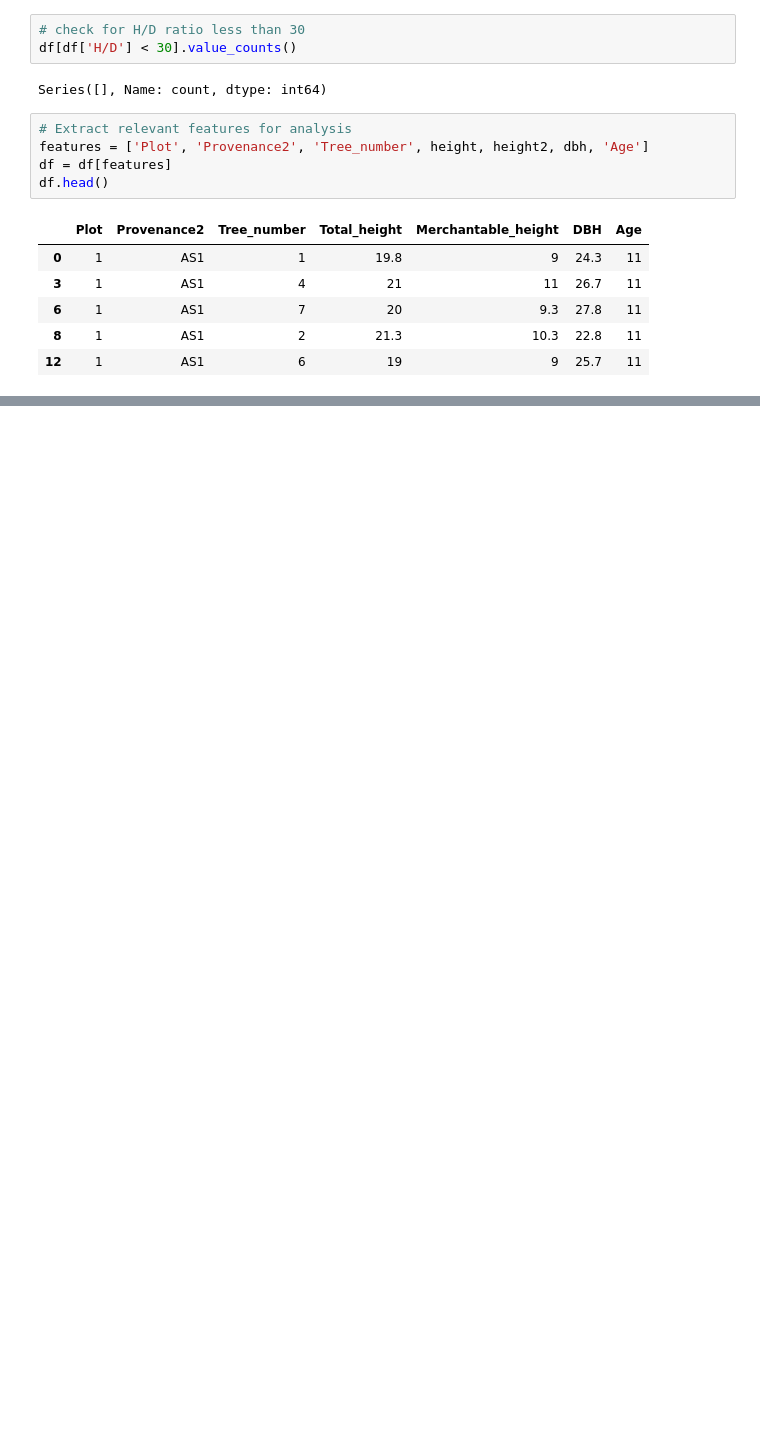
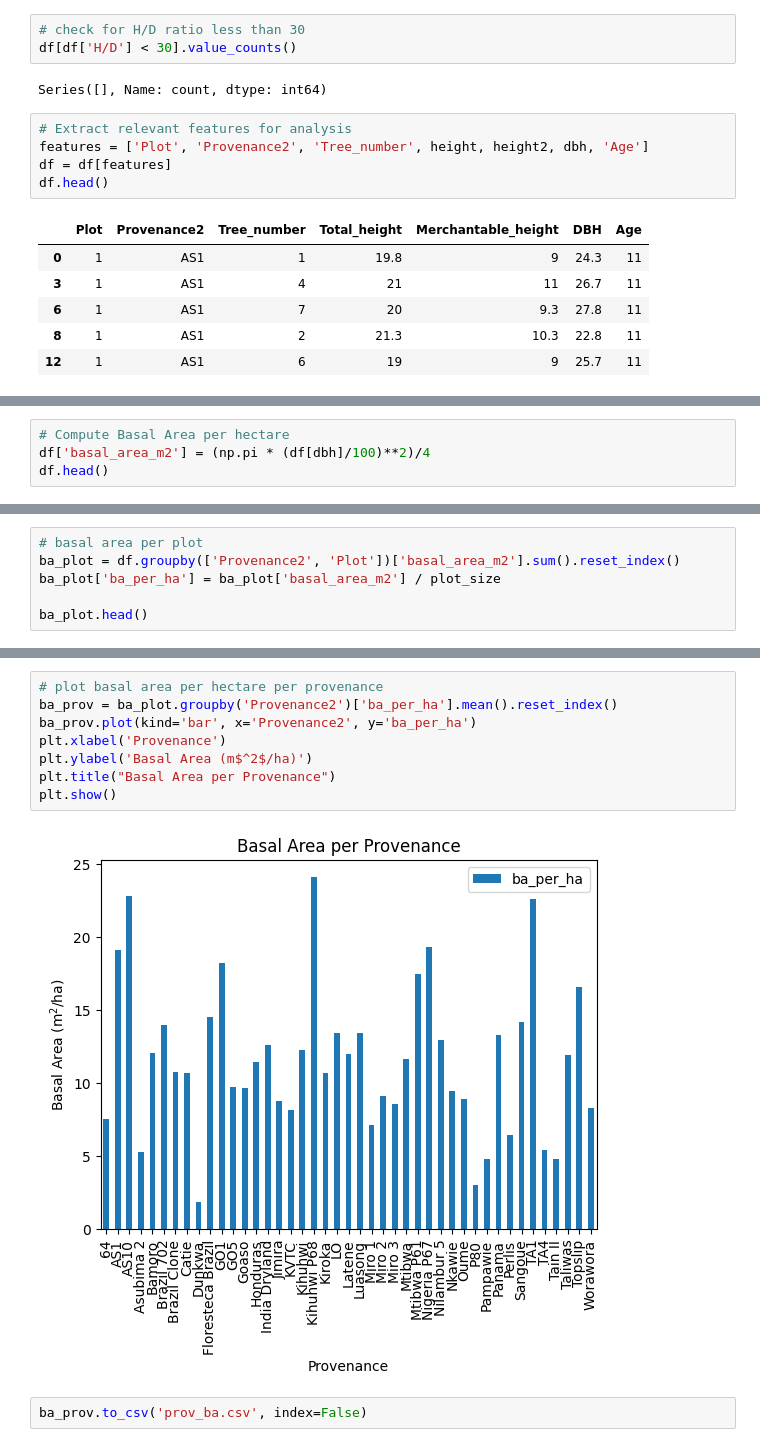
Before and after one commit to ds-gowusu/forest_ml, a Jupyter notebook: Provenance_analysis_2026.ipynb, the cells around one changed output, grey strips where cells are left out. Saved outputs shown, nothing was run; the diff lists cells and outputs as text; blank space fills up the shorter version.

```diff
--- a/Provenance_analysis_2026.ipynb
+++ b/Provenance_analysis_2026.ipynb
@@ -196,0 +193,4 @@ Name: stems_per_plot, dtype: object
+# %%
+# Compute Basal Area per hectare
+df['basal_area_m2'] = (np.pi * (df[dbh]/100)**2)/4
+df.head()
@@ -196,0 +204,6 @@ Name: stems_per_plot, dtype: object
+# %%
+# basal area per plot
+ba_plot = df.groupby(['Provenance2', 'Plot'])['basal_area_m2'].sum().reset_index()
+ba_plot['ba_per_ha'] = ba_plot['basal_area_m2'] / plot_size
+
+ba_plot.head()
@@ -196,0 +217,12 @@ Name: stems_per_plot, dtype: object
+# %%
+# plot basal area per hectare per provenance
+ba_prov = ba_plot.groupby('Provenance2')['ba_per_ha'].mean().reset_index()
+ba_prov.plot(kind='bar', x='Provenance2', y='ba_per_ha')
+plt.xlabel('Provenance')
+plt.ylabel('Basal Area (m$^2$/ha)')
+plt.title("Basal Area per Provenance")
+plt.show()
+# %% [output]
+[figure, added]
+# %%
+ba_prov.to_csv('prov_ba.csv', index=False)
```
Also changed, not shown: parts of 13 cells of this notebook, 2 other files.
